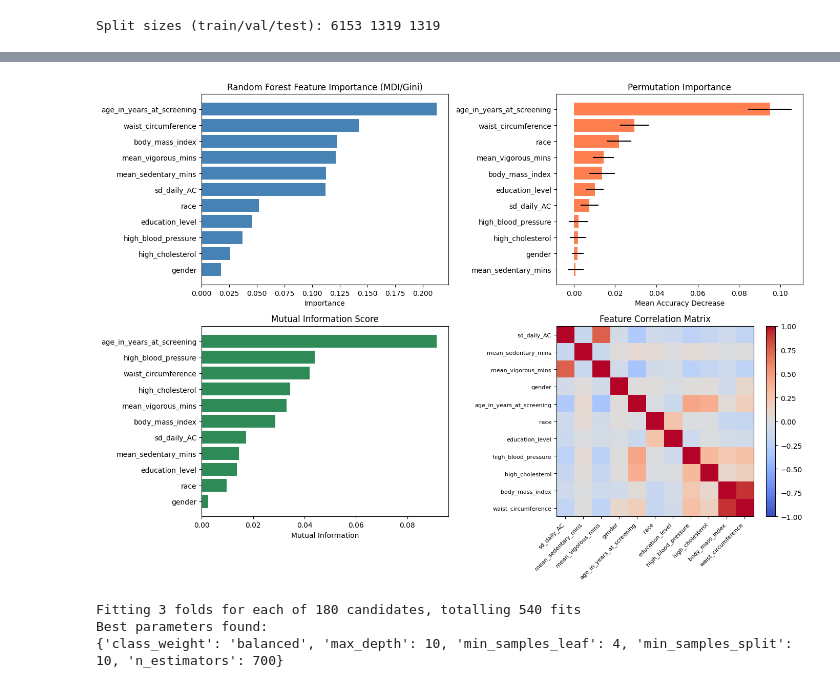
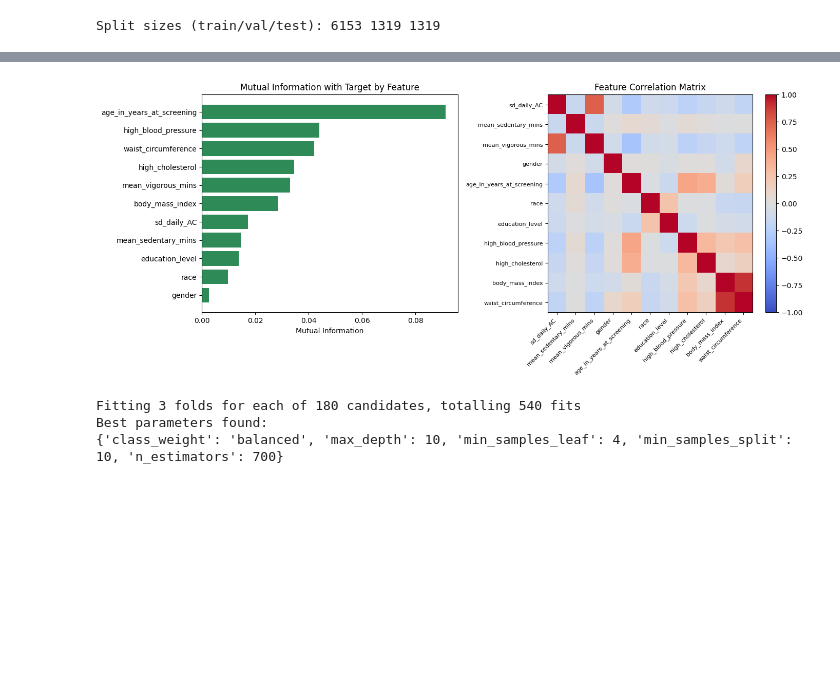
Before and after one commit to KyleN29/DiaPredict, a Jupyter notebook: diapredict_ensemble.ipynb, the cells around one changed output, grey strips where cells are left out. Drawn from its saved outputs; the diff is of its cells as text; code cells hidden in the pictures; blank space fills up the shorter version.

```diff
--- a/diapredict_ensemble.ipynb
+++ b/diapredict_ensemble.ipynb
@@ -266,88 +266,36 @@ Split sizes (train/val/test): 6153 1319 1319
 # Determine which features are most predictive of diabetes
 
 import matplotlib.pyplot as plt
-from sklearn.ensemble import RandomForestClassifier
-from sklearn.inspection import permutation_importance
 from sklearn.feature_selection import mutual_info_classif
 import numpy as np
 
 print("Feature columns:", X.columns.tolist())
 print(f"Number of features: {X.shape[1]}")
 
-# --- Method 1: Random Forest Feature Importance (Gini/MDI) ---
-rf_temp = RandomForestClassifier(n_estimators=200, class_weight="balanced", random_state=42)
-rf_temp.fit(X_train, y_train)
+fig, axes = plt.subplots(1, 2, figsize=(14, 6))
 
-feature_importance_mdi = pd.DataFrame({
-    'feature': X.columns,
-    'importance_mdi': rf_temp.feature_importances_
-}).sort_values('importance_mdi', ascending=False)
-
-print("\n--- Method 1: Mean Decrease in Impurity (Gini) ---")
-print(feature_importance_mdi.to_string(index=False))
-
-# --- Method 2: Permutation Importance (more reliable) ---
-perm_importance = permutation_importance(rf_temp, X_val, y_val, n_repeats=30, random_state=42, n_jobs=-1)
-
-feature_importance_perm = pd.DataFrame({
-    'feature': X.columns,
-    'importance_perm': perm_importance.importances_mean,
-    'std': perm_importance.importances_std
-}).sort_values('importance_perm', ascending=False)
-
-print("\n--- Method 2: Permutation Importance ---")
-print(feature_importance_perm.to_string(index=False))
-
-# --- Method 3: Mutual Information ---
+# Mutual Information
+ax1 = axes[0]
 mi_scores = mutual_info_classif(X_train, y_train, random_state=42)
 feature_importance_mi = pd.DataFrame({
     'feature': X.columns,
     'mutual_info': mi_scores
 }).sort_values('mutual_info', ascending=False)
+feature_importance_mi_sorted = feature_importance_mi.sort_values('mutual_info', ascending=True)
+ax1.barh(feature_importance_mi_sorted['feature'], feature_importance_mi_sorted['mutual_info'], color='seagreen')
+ax1.set_xlabel('Mutual Information')
+ax1.set_title('Mutual Information with Target by Feature')
 
-print("\n--- Method 3: Mutual Information ---")
-print(feature_importance_mi.to_string(index=False))
-
-# --- Method 4: Correlation with target ---
-correlations = X_train.corrwith(y_train).abs().sort_values(ascending=False)
-print("\n--- Method 4: Absolute Correlation with Target ---")
-print(correlations)
-
-# --- Visualization ---
-fig, axes = plt.subplots(2, 2, figsize=(14, 10))
-
-# Plot 1: MDI Importance
-ax1 = axes[0, 0]
-feature_importance_mdi_sorted = feature_importance_mdi.sort_values('importance_mdi', ascending=True)
-ax1.barh(feature_importance_mdi_sorted['feature'], feature_importance_mdi_sorted['importance_mdi'], color='steelblue')
-ax1.set_xlabel('Importance')
-ax1.set_title('Random Forest Feature Importance (MDI/Gini)')
-
-# Plot 2: Permutation Importance
-ax2 = axes[0, 1]
-feature_importance_perm_sorted = feature_importance_perm.sort_values('importance_perm', ascending=True)
-ax2.barh(feature_importance_perm_sorted['feature'], feature_importance_perm_sorted['importance_perm'],
-         xerr=feature_importance_perm_sorted['std'], color='coral')
-ax2.set_xlabel('Mean Accuracy Decrease')
-ax2.set_title('Permutation Importance')
-
-# Plot 3: Mutual Information
-ax3 = axes[1, 0]
-feature_importance_mi_sorted = feature_importance_mi.sort_values('mutual_info', ascending=True)
-ax3.barh(feature_importance_mi_sorted['feature'], feature_importance_mi_sorted['mutual_info'], color='seagreen')
-ax3.set_xlabel('Mutual Information')
-ax3.set_title('Mutual Information Score')
-
-# Plot 4: Feature Correlation Matrix
-ax4 = axes[1, 1]
+# Feature Correlation Matrix
+ax2 = axes[1]
 corr_matrix = X_train.corr()
-im = ax4.imshow(corr_matrix, cmap='coolwarm', aspect='auto', vmin=-1, vmax=1)
-ax4.set_xticks(range(len(X.columns)))
-ax4.set_yticks(range(len(X.columns)))
-ax4.set_xticklabels(X.columns, rotation=45, ha='right', fontsize=8)
-ax4.set_yticklabels(X.columns, fontsize=8)
-ax4.set_title('Feature Correlation Matrix')
-plt.colorbar(im, ax=ax4)
+im = ax2.imshow(corr_matrix, cmap='coolwarm', aspect='auto', vmin=-1, vmax=1)
+ax2.set_xticks(range(len(X.columns)))
+ax2.set_yticks(range(len(X.columns)))
+ax2.set_xticklabels(X.columns, rotation=45, ha='right', fontsize=8)
+ax2.set_yticklabels(X.columns, fontsize=8)
+ax2.set_title('Feature Correlation Matrix')
+plt.colorbar(im, ax=ax2)
 
 plt.tight_layout()
 plt.show()
@@ -372,4 +305,4 @@ dtype: float64
-[figure, old version]
+[figure, new version]
 # %%
 from sklearn.ensemble import RandomForestClassifier
 from sklearn.model_selection import GridSearchCV
```
Also changed, not shown: parts of 3 cells of this notebook.
